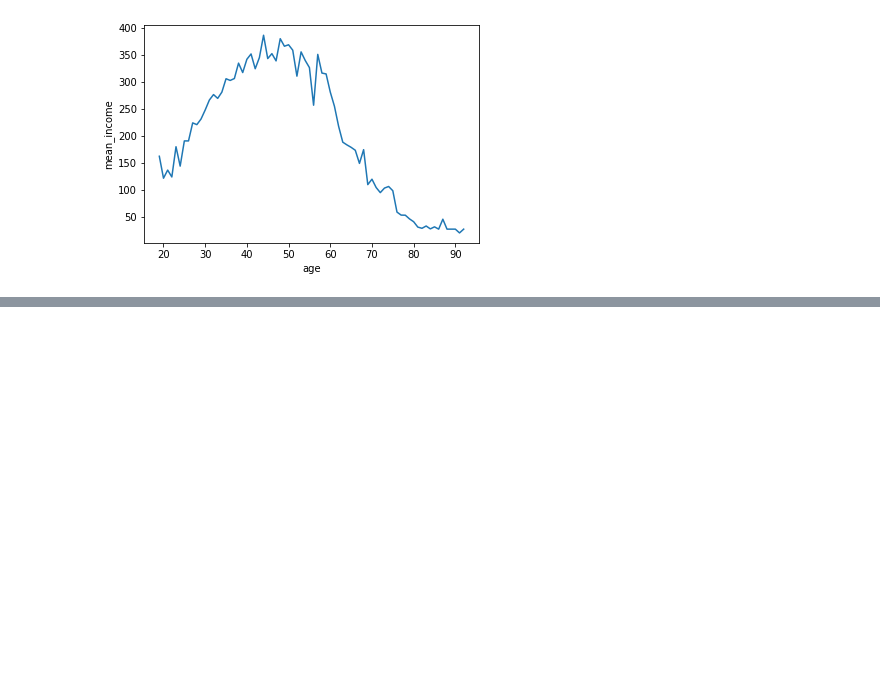
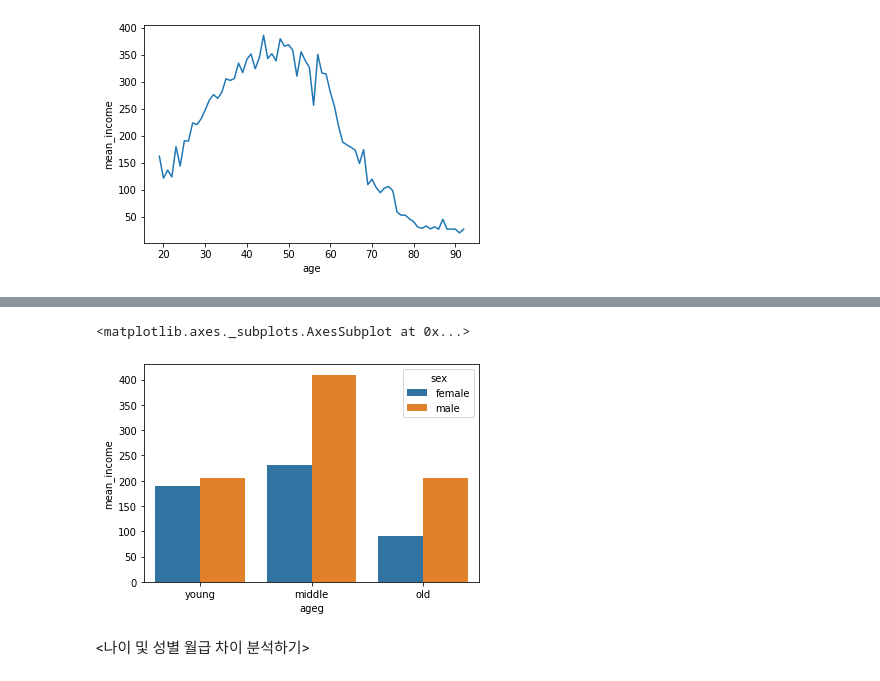
Before and after one commit to Devheun/Data-Analysis, a Jupyter notebook: Project1.ipynb, the cells around one changed output, grey strips where cells are left out. Cells and saved outputs as stored; diff of their text form; code cells hidden in the pictures; blank space fills up the shorter version.

```diff
--- a/Project1.ipynb
+++ b/Project1.ipynb
@@ -181,0 +229,6 @@ sns.lineplot(data=age_income,x='age',y='mean_income')
+# %%
+# 연령대 및 성별 월급 평균표 만들기
+sex_income=welfare.dropna(subset=['income'])\
+                  .groupby(['ageg','sex'],as_index=False)\
+                  .agg(mean_income=('income','mean'))
+sex_income
@@ -181,0 +243,8 @@ sns.lineplot(data=age_income,x='age',y='mean_income')
+# %%
+# 그래프 만들기
+sns.barplot(data=sex_income,x='ageg',y='mean_income',hue='sex',order=['young','middle','old'])
+# %% [output]
+<matplotlib.axes._subplots.AxesSubplot at 0x...>
+[figure, added]
+# %% [markdown]
+<나이 및 성별 월급 차이 분석하기>
```
Also changed, not shown: parts of 20 cells of this notebook.
